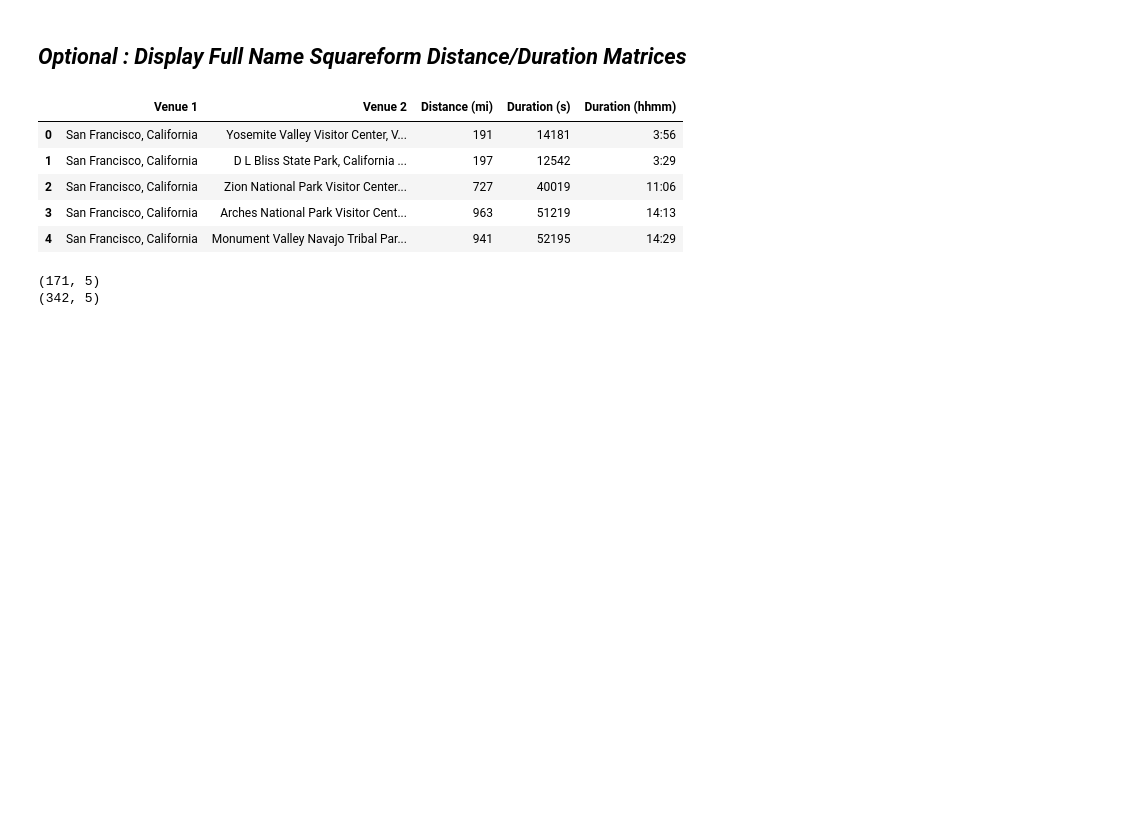
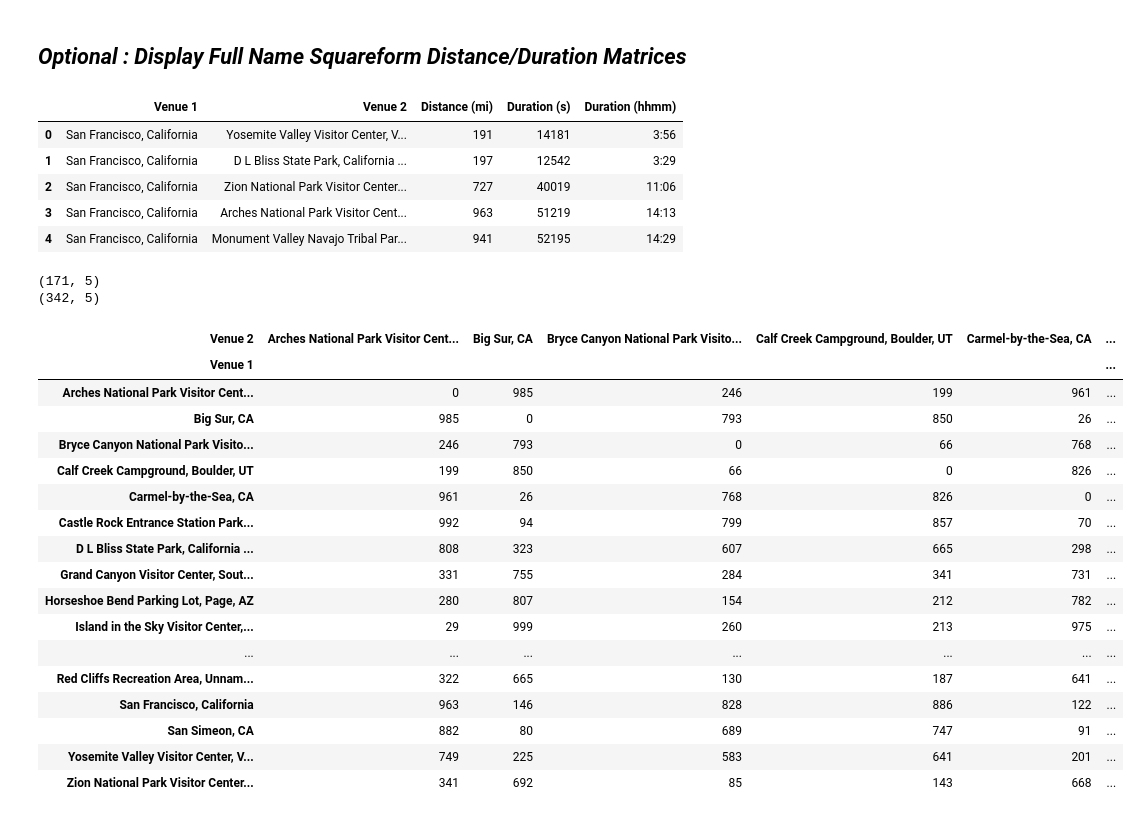
Before and after one commit to hcederna/road-trip-optimization, a Jupyter notebook: Road Trip Optimization.ipynb, the cells around one changed output. Drawn from its saved outputs; the diff is of its cells as text; code cells hidden in the pictures; blank space fills up the shorter version.

Commit message:
Created squareform distance, duration, and hhmm matrices

```diff
--- a/Road Trip Optimization.ipynb
+++ b/Road Trip Optimization.ipynb
@@ -120,3 +120,30 @@ print(_df.shape)
 # %% [output]
 (171, 5)
 (342, 5)
+# %%
+# Create squareform matrices
+distance_matrix = _df.pivot(index='Venue 1', columns='Venue 2', values='Distance (mi)').fillna(0).astype(int)
+duration_matrix = _df.pivot(index='Venue 1', columns='Venue 2', values='Duration (s)').fillna(0).astype(int)
+duration_matrix_hhmm = _df.pivot(index='Venue 1', columns='Venue 2', values='Duration (hhmm)').fillna("0:00")
+# %%
+# Display distance matrix
+display(distance_matrix)
+# %% [output]
+| Venue 2 | Arches National Park Visitor Cent... | Big Sur, CA | Bryce Canyon National Park Visito... | Calf Creek Campground, Boulder, UT | Carmel-by-the-Sea, CA | ... |
+| Venue 1 |  |  |  |  |  | ... |
+| Arches National Park Visitor Cent... | 0 | 985 | 246 | 199 | 961 | ... |
+| Big Sur, CA | 985 | 0 | 793 | 850 | 26 | ... |
+| Bryce Canyon National Park Visito... | 246 | 793 | 0 | 66 | 768 | ... |
+| Calf Creek Campground, Boulder, UT | 199 | 850 | 66 | 0 | 826 | ... |
+| Carmel-by-the-Sea, CA | 961 | 26 | 768 | 826 | 0 | ... |
+| Castle Rock Entrance Station Park... | 992 | 94 | 799 | 857 | 70 | ... |
+| D L Bliss State Park, California ... | 808 | 323 | 607 | 665 | 298 | ... |
+| Grand Canyon Visitor Center, Sout... | 331 | 755 | 284 | 341 | 731 | ... |
+| Horseshoe Bend Parking Lot, Page, AZ | 280 | 807 | 154 | 212 | 782 | ... |
+| Island in the Sky Visitor Center,... | 29 | 999 | 260 | 213 | 975 | ... |
+| ... | ... | ... | ... | ... | ... | ... |
+| Red Cliffs Recreation Area, Unnam... | 322 | 665 | 130 | 187 | 641 | ... |
+| San Francisco, California | 963 | 146 | 828 | 886 | 122 | ... |
+| San Simeon, CA | 882 | 80 | 689 | 747 | 91 | ... |
+| Yosemite Valley Visitor Center, V... | 749 | 225 | 583 | 641 | 201 | ... |
+| Zion National Park Visitor Center... | 341 | 692 | 85 | 143 | 668 | ... |
```
Also changed, not shown: parts of 2 cells of this notebook.
